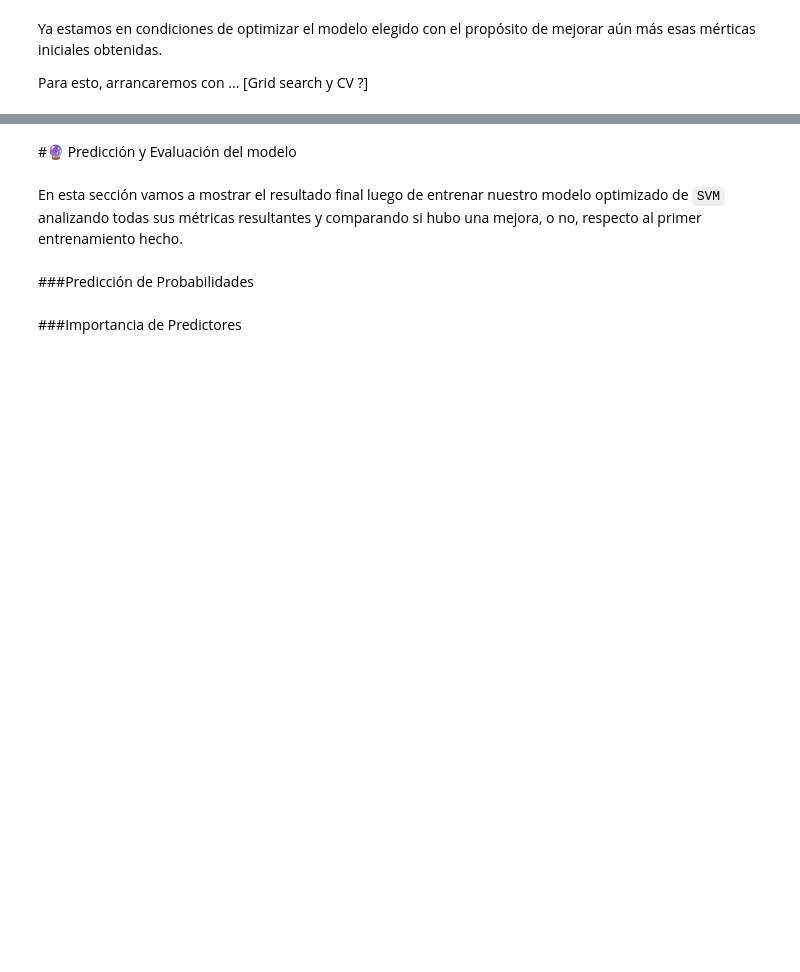
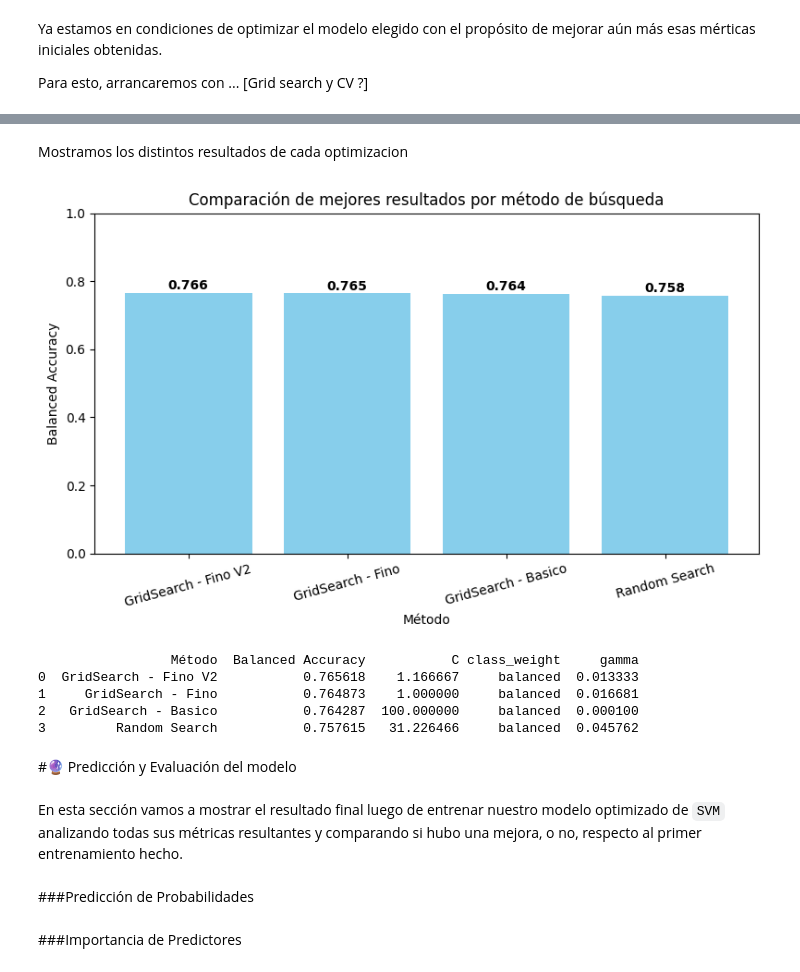
Before and after one commit to LeoKele/proyecto_lab_cs_datos_streamlit, a Jupyter notebook: TP_FINAL_2.ipynb, the cells around one changed output, grey strips where cells are left out. Saved outputs shown, nothing was run; the diff lists cells and outputs as text; code cells hidden in the pictures; blank space fills up the shorter version.

Commit message:
Agregamos los objetos de la optimizacion del modelo

```diff
--- a/TP_FINAL_2.ipynb
+++ b/TP_FINAL_2.ipynb
@@ -1178,0 +1162,2 @@ PR AUC: 0.6432307609306871
+# %%
+df_resultados_optimizacion = agregar_resultado_busqueda(df_resultados_optimizacion,grid_fino,'GridSearch - Fino')
@@ -1178,0 +1208,2 @@ PR AUC: 0.6432307609306871
+# %%
+df_resultados_optimizacion = agregar_resultado_busqueda(df_resultados_optimizacion,grid_fino_v2,'GridSearch - Fino V2')
@@ -1178,0 +1248,2 @@ PR AUC: 0.6432307609306871
+# %%
+df_resultados_optimizacion = agregar_resultado_busqueda(df_resultados_optimizacion,random_search,'Random Search')
@@ -1178,0 +1252,14 @@ PR AUC: 0.6432307609306871
+# %%
+# Expandir los hiperparámetros a columnas separadas
+df_expandido = df_resultados_optimizacion.join(
+    df_resultados_optimizacion['Mejores Hiperparámetros'].apply(pd.Series)
+)
+
+# Seleccionar columnas relevantes y renombrar si querés
+columnas = ['Método', 'Balanced Accuracy'] + list(df_expandido['Mejores Hiperparámetros'].iloc[0].keys())
+df_expandido = df_expandido.rename(columns={'Mejor Score': 'Balanced Accuracy'})
+
+df_optimizacion = df_expandido[columnas].sort_values(by='Balanced Accuracy', ascending=False).reset_index(drop=True)
+
+
+df_optimizacion[columnas]
@@ -1178,0 +1272,19 @@ PR AUC: 0.6432307609306871
+# %% [markdown]
+Mostramos los distintos resultados de cada optimizacion
+# %%
+# Ordenar el DataFrame por Balanced Accuracy
+
+
+plt.figure(figsize=(8, 5))
+plt.bar(df_optimizacion['Método'], df_optimizacion['Balanced Accuracy'], color='skyblue')
+plt.title('Comparación de mejores resultados por método de búsqueda')
+plt.ylabel('Balanced Accuracy')
+plt.ylim(0, 1)
+plt.xlabel('Método')
+plt.xticks(rotation=15)
+for i, v in enumerate(df_optimizacion['Balanced Accuracy']):
+    plt.text(i, v + 0.01, f"{v:.3f}", ha='center', fontweight='bold')
+plt.tight_layout()
+plt.show()
+# %% [output]
+[figure, added]
@@ -1179,3 +1297,16 @@ PR AUC: 0.6432307609306871
+# %%
+
+with open('df_optimizacion.pkl', 'rb') as f:
+    df_optimizacion_cargado = pickle.load(f)
+
+# Ahora puedes usar df_optimizacion_cargado como cualquier DataFrame
+print(df_optimizacion_cargado.head())
+# %% [output]
+                 Método  Balanced Accuracy           C class_weight     gamma
+0  GridSearch - Fino V2           0.765618    1.166667     balanced  0.013333
+1     GridSearch - Fino           0.764873    1.000000     balanced  0.016681
+2   GridSearch - Basico           0.764287  100.000000     balanced  0.000100
+3         Random Search           0.757615   31.226466     balanced  0.045762
 # %% [markdown]
 #🔮 Predicción y Evaluación del modelo
 # %% [markdown]
```
Also changed, not shown: parts of 29 cells of this notebook, 5 other files.
